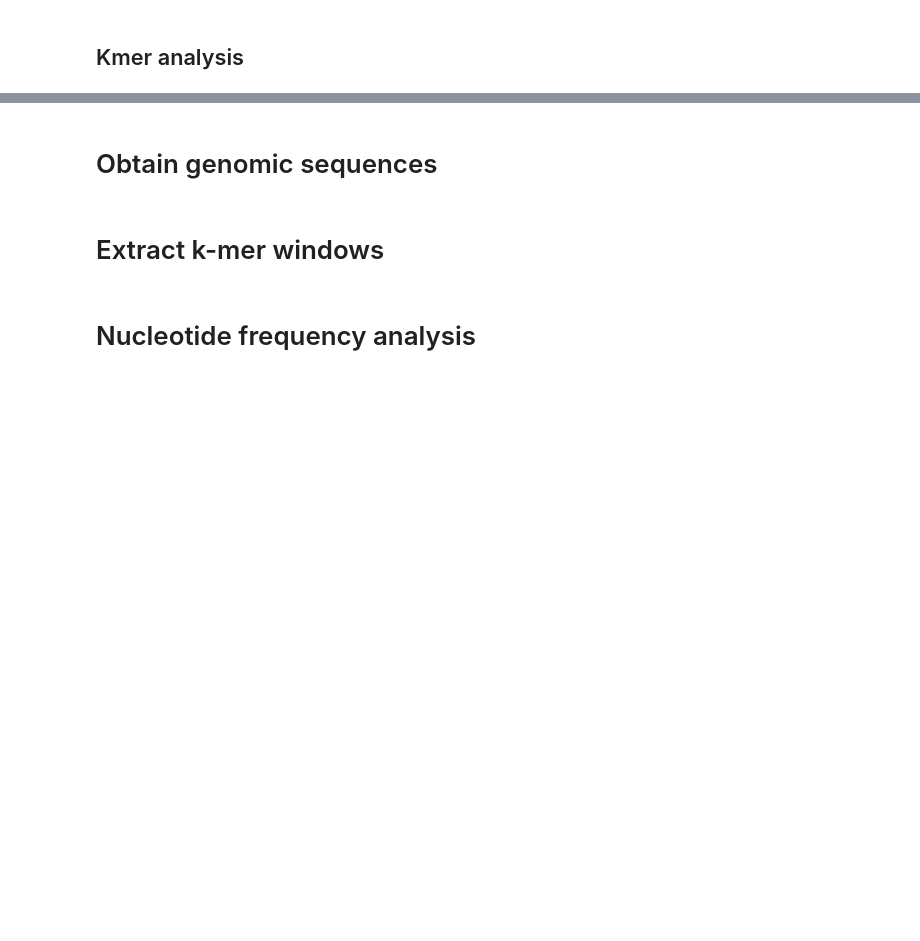
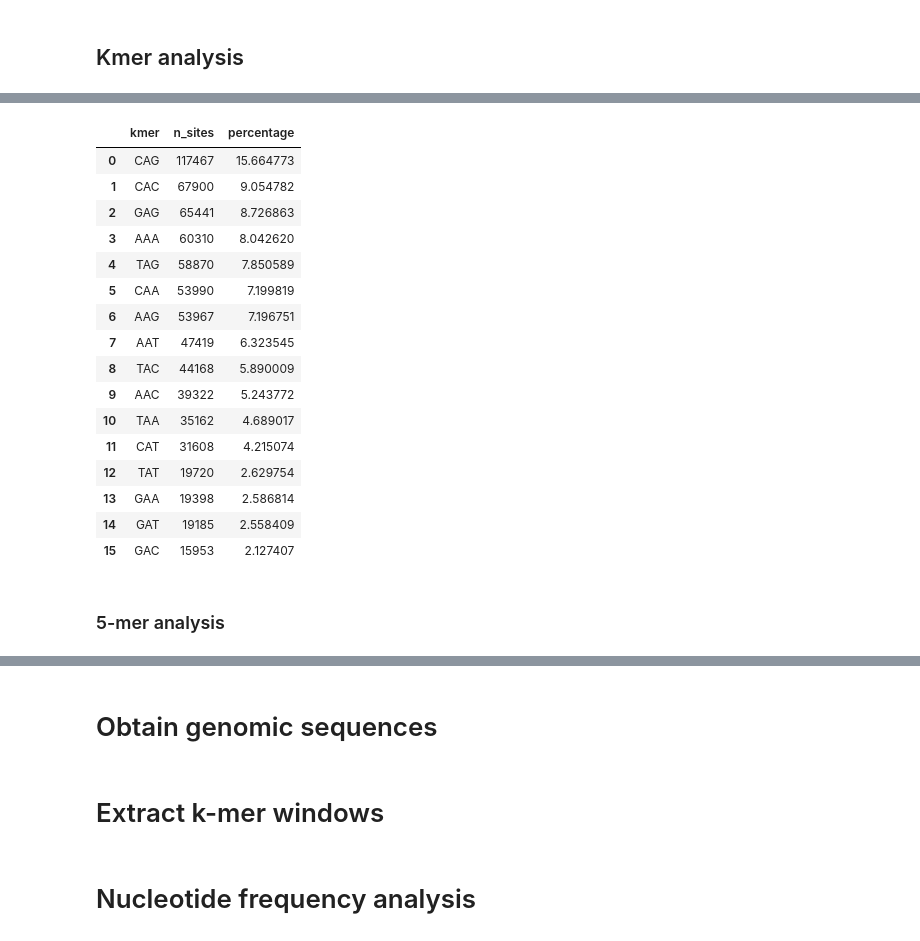
Before and after one commit to tamdanp01-beep/a-to-i-RNA-edits, a Jupyter notebook: notebooks/01_sequence_context.ipynb, the cells around one changed output, grey strips where cells are left out. Saved outputs shown, nothing was run; the diff lists cells and outputs as text; code cells hidden in the pictures; blank space fills up the shorter version.

Commit message:
3-mer, 5-mer, 7-mer and 15-mer analysis

```diff
--- a/notebooks/01_sequence_context.ipynb
+++ b/notebooks/01_sequence_context.ipynb
@@ -301,0 +576,9 @@ def count_motif_freq()
+# %%
+three_mer_file = (
+    Path.cwd().parent
+    /"results"
+    /"01_sequence_context"
+    /"3mers.tsv"
+)
+
+print(extract_all_kmers(dataframe=df_raw, genome=hg38, k=3, output_file=three_mer_file,))
@@ -301,0 +603,27 @@ def count_motif_freq()
+# %%
+three_mer_counts = count_kmers_from_file(
+    input_file=three_mer_file,
+    k=3,
+)
+
+three_mer_counts
+# %% [output]
+|  | kmer | n_sites | percentage |
+| 0 | CAG | 117467 | 15.664773 |
+| 1 | CAC | 67900 | 9.054782 |
+| 2 | GAG | 65441 | 8.726863 |
+| 3 | AAA | 60310 | 8.042620 |
+| 4 | TAG | 58870 | 7.850589 |
+| 5 | CAA | 53990 | 7.199819 |
+| 6 | AAG | 53967 | 7.196751 |
+| 7 | AAT | 47419 | 6.323545 |
+| 8 | TAC | 44168 | 5.890009 |
+| 9 | AAC | 39322 | 5.243772 |
+| 10 | TAA | 35162 | 4.689017 |
+| 11 | CAT | 31608 | 4.215074 |
+| 12 | TAT | 19720 | 2.629754 |
+| 13 | GAA | 19398 | 2.586814 |
+| 14 | GAT | 19185 | 2.558409 |
+| 15 | GAC | 15953 | 2.127407 |
+# %% [markdown]
+### 5-mer analysis
```
Also changed, not shown: parts of 19 cells of this notebook.
